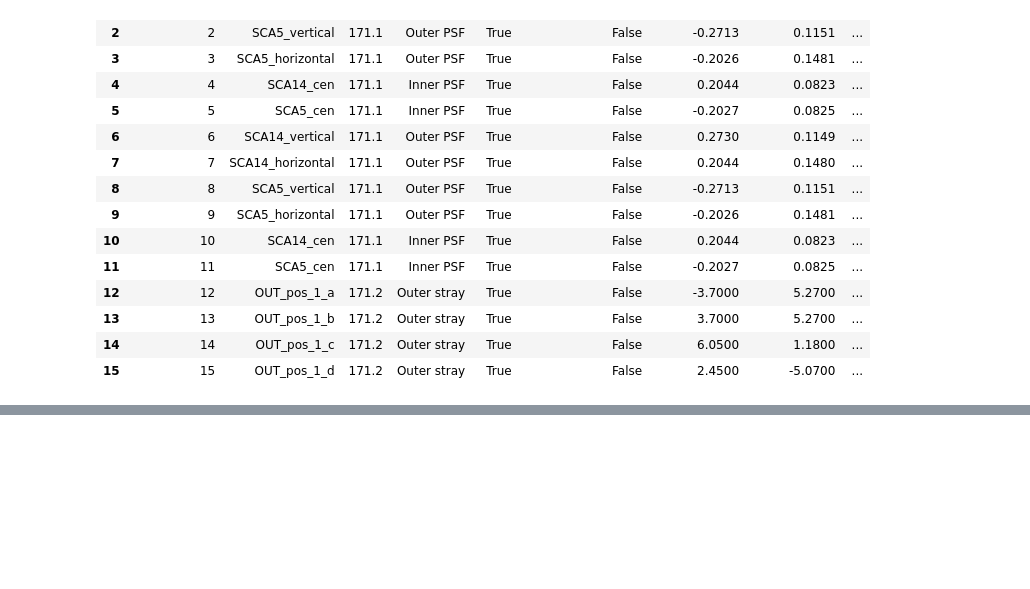
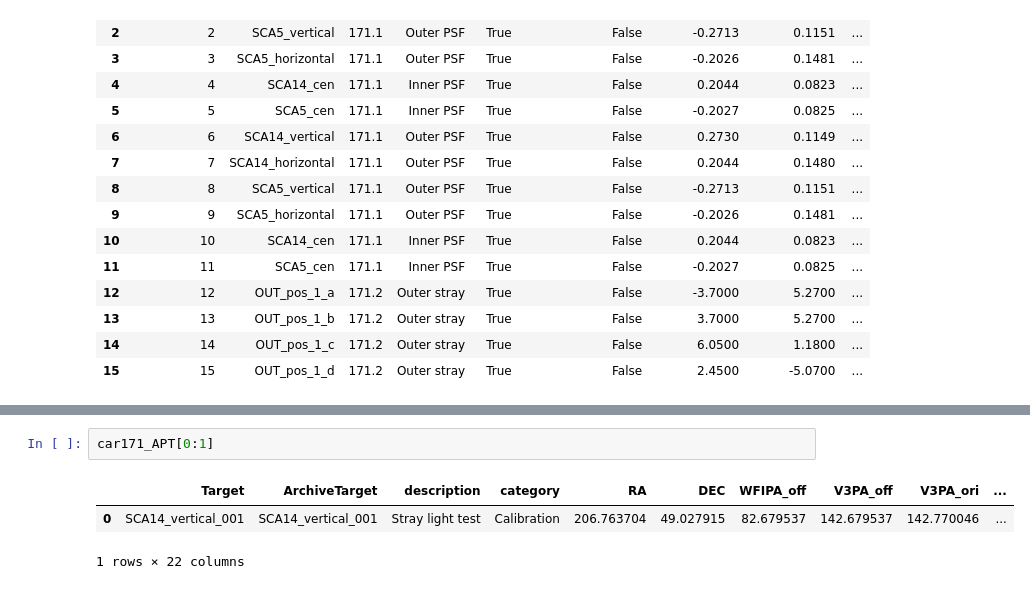
Before and after one commit to Borlaff/ROSALIA, a Jupyter notebook: notebooks/CAR171/R2_CAR171_simulations.ipynb, the cells around one changed output, grey strips where cells are left out. Saved outputs shown, nothing was run; the diff lists cells and outputs as text; blank space fills up the shorter version.

```diff
--- a/notebooks/CAR171/R2_CAR171_simulations.ipynb
+++ b/notebooks/CAR171/R2_CAR171_simulations.ipynb
@@ -182,3 +184,9 @@ car171_APT.to_csv("CAR171_apt_targets.csv")
+# %%
+car171_APT[0:1]
+# %% [output]
+|  | Target | ArchiveTarget | description | category | RA | DEC | WFIPA_off | V3PA_off | V3PA_ori | ... |
+| 0 | SCA14_vertical_001 | SCA14_vertical_001 | Stray light test | Calibration | 206.763704 | 49.027915 | 82.679537 | 142.679537 | 142.770046 | ... |
+1 rows × 22 columns
 # %%
 
 # if True:
```
Also changed, not shown: parts of 4 cells of this notebook, 40 other files.
